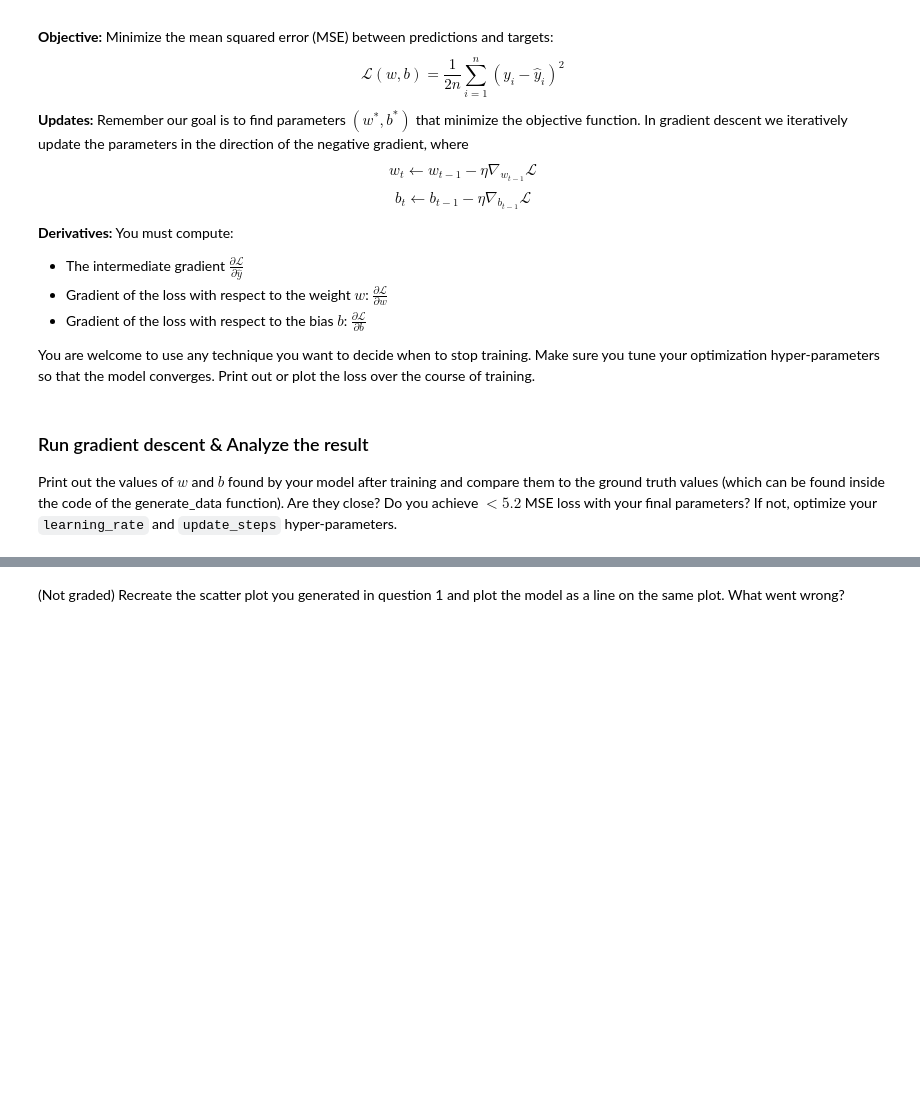
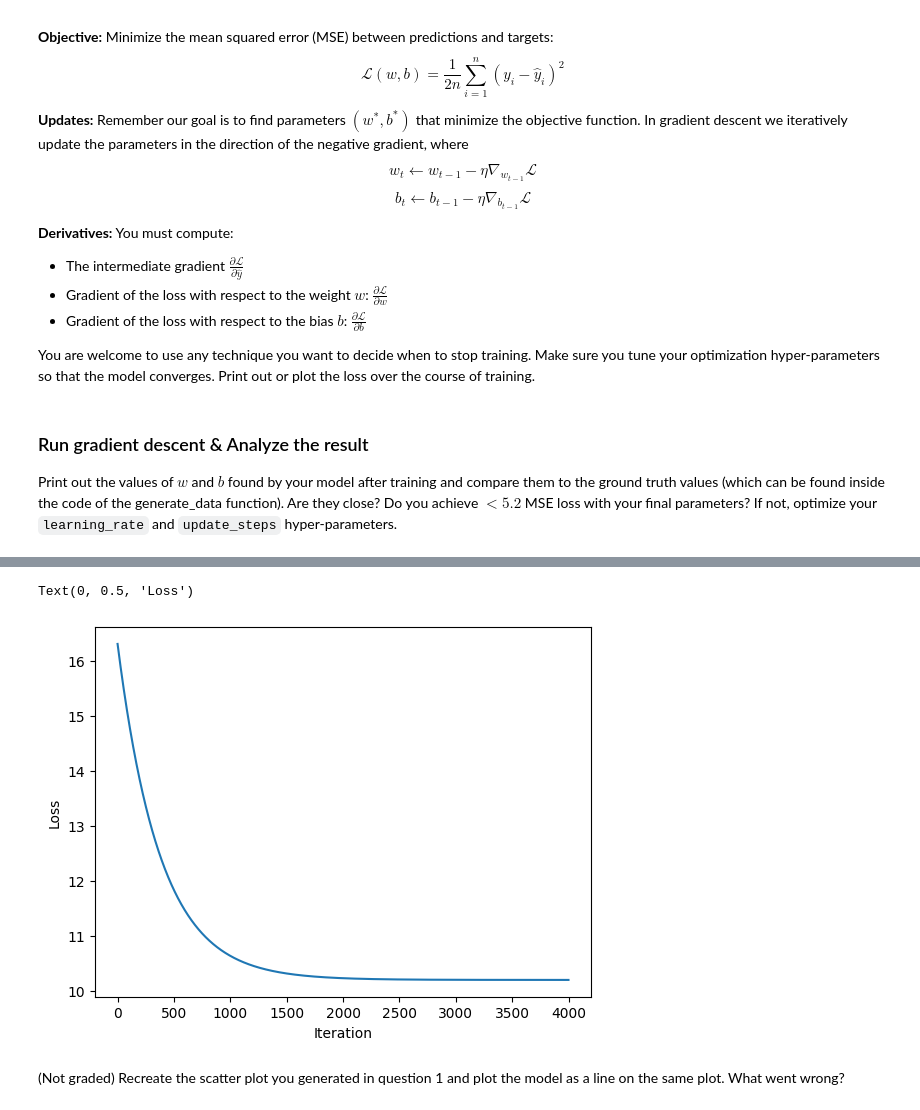
Before and after one commit to KyleDong03/CSC-2516, a Jupyter notebook: Fall26_HW1_Regression.ipynb, the cells around one changed output, grey strips where cells are left out. Cells and saved outputs as stored; diff of their text form; code cells hidden in the pictures; blank space fills up the shorter version.

```diff
--- a/Fall26_HW1_Regression.ipynb
+++ b/Fall26_HW1_Regression.ipynb
@@ -105,7 +105,7 @@ def loss(weight: float, bias: float, inputs: np.array, targets: np.array) -> flo
     ## TODO: Implement mean squared error loss (Eq. MSE)
     ## 0.5 pts
     ## Your Code
-    res = ((targets - model(weight, bias, inputs))**2).mean()
+    res = ((targets - model(weight, bias, inputs))**2).sum()/len(targets)
     ##########################################
     return res
 
@@ -137,7 +137,7 @@ def bias_update(weight: float, bias: float, inputs: np.array, targets: np.array)
     # new_bias = bias - learning_rate*bias_update(weight, bias, inputs, targets)
     ## 0.5 pts
     ## Your Code
-    res = dloss_dmodel(weight, bias, inputs, targets)[-1]
+    res = dloss_dmodel(weight, bias, inputs, targets).sum()
     ##########################################
     return res
 
@@ -159,8 +159,8 @@ Print out the values of $w$ and $b$ found by your model after training and compa
 ## TODO: make sure to play around with different learning_rate and update_steps combinations
 ## so that your model achieves <5.2 MSE loss
 ## Make sure to update the parameters
-learning_rate = 0.001
-update_steps = 100
+learning_rate = 0.01
+update_steps = 4000
 ##########################################
 
 new_weight, new_bias, losses = train_linear_regression(inputs, targets, weight, bias, learning_rate, update_steps)
@@ -174,3 +175,5 @@ ValueError: operands could not be broadcast together with shapes (999,) (1000,)
+Text(0, 0.5, 'Loss')
+[figure, added]
 # %% [markdown]
   (Not graded) Recreate the scatter plot you generated in question 1 and plot the model as a line on the same plot. What went wrong?
 # %%
```
Also changed, not shown: parts of 10 cells of this notebook.
